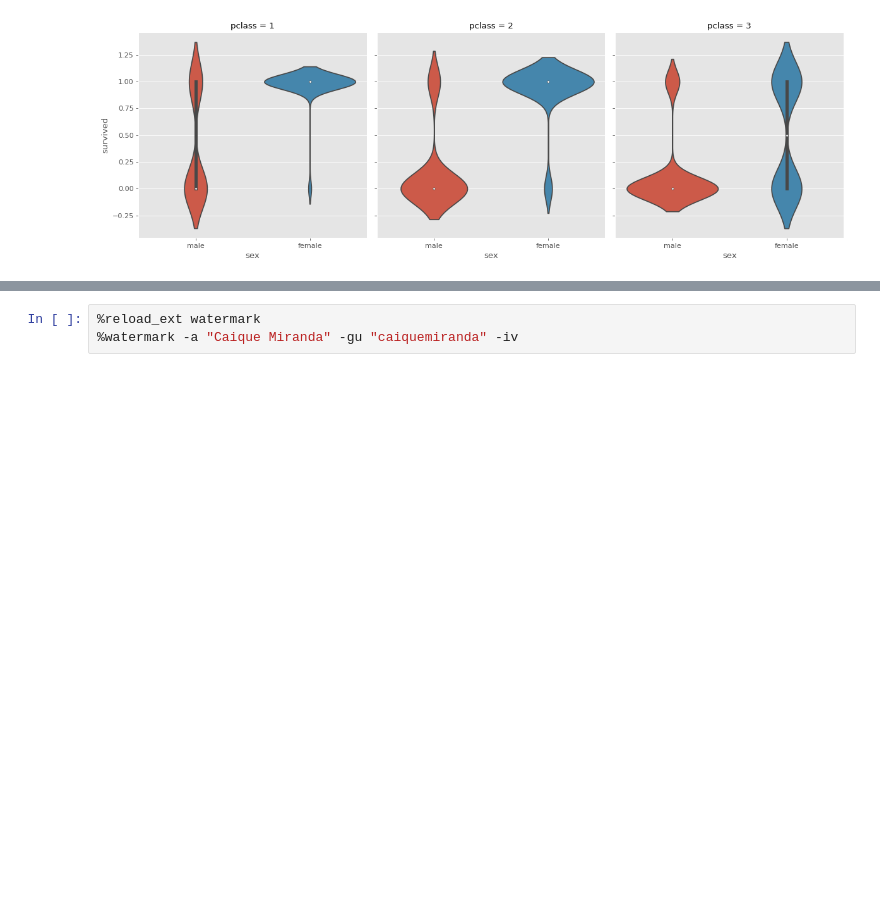
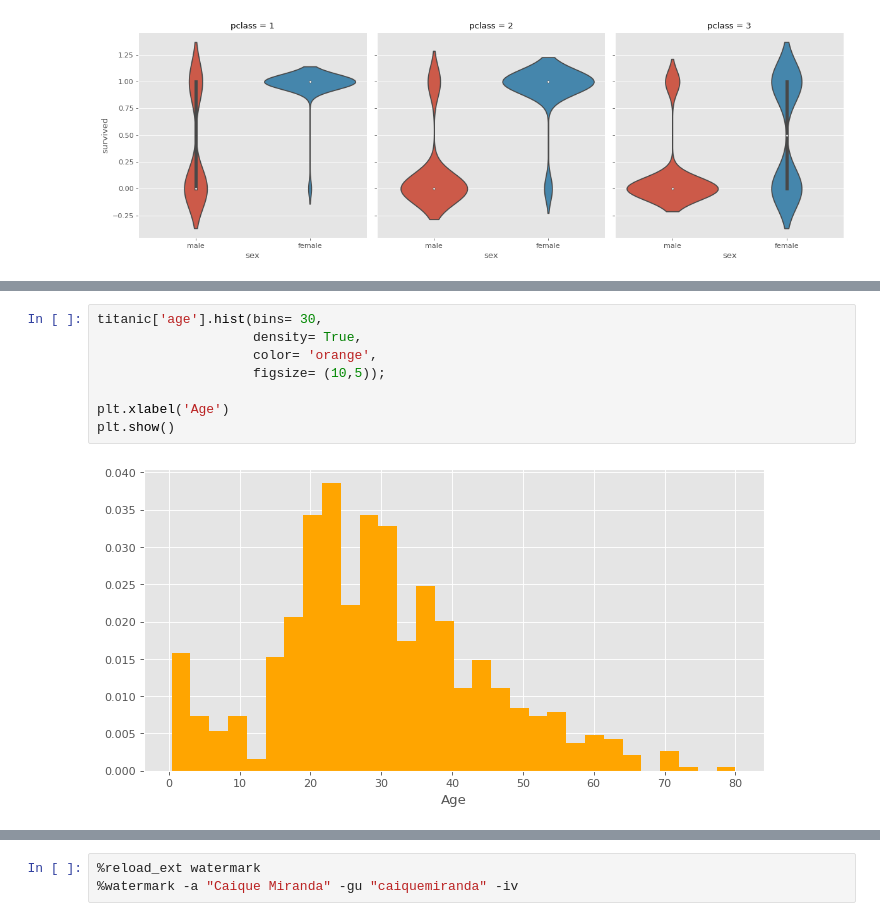
Before and after one commit to caiquemiranda/data-visualization-python, a Jupyter notebook: 10-analysis-visualization-titanic-dataset.ipynb, the cells around one changed output, grey strips where cells are left out. Drawn from its saved outputs; the diff is of its cells as text; blank space fills up the shorter version.

```diff
--- a/10-analysis-visualization-titanic-dataset.ipynb
+++ b/10-analysis-visualization-titanic-dataset.ipynb
@@ -371,0 +378,10 @@ sns.catplot(x= 'sex',
+# %%
+titanic['age'].hist(bins= 30,
+                    density= True,
+                    color= 'orange',
+                    figsize= (10,5));
+
+plt.xlabel('Age')
+plt.show()
+# %% [output]
+[figure, added]
```
Also changed, not shown: parts of 5 cells of this notebook.
